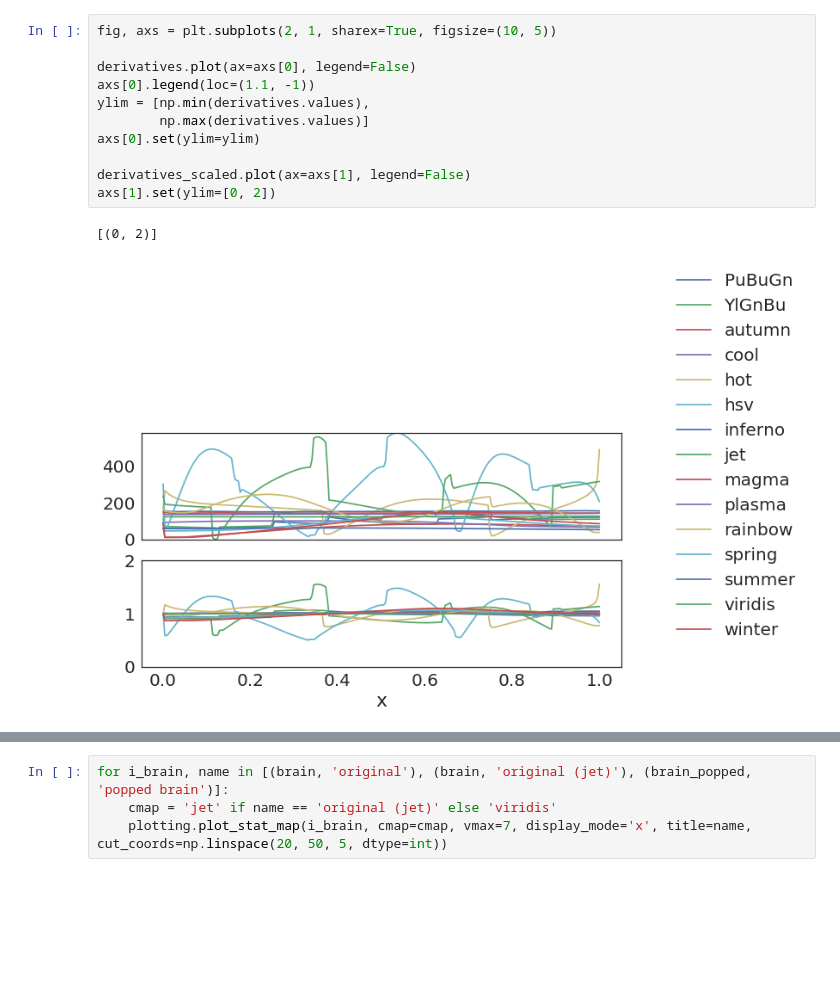
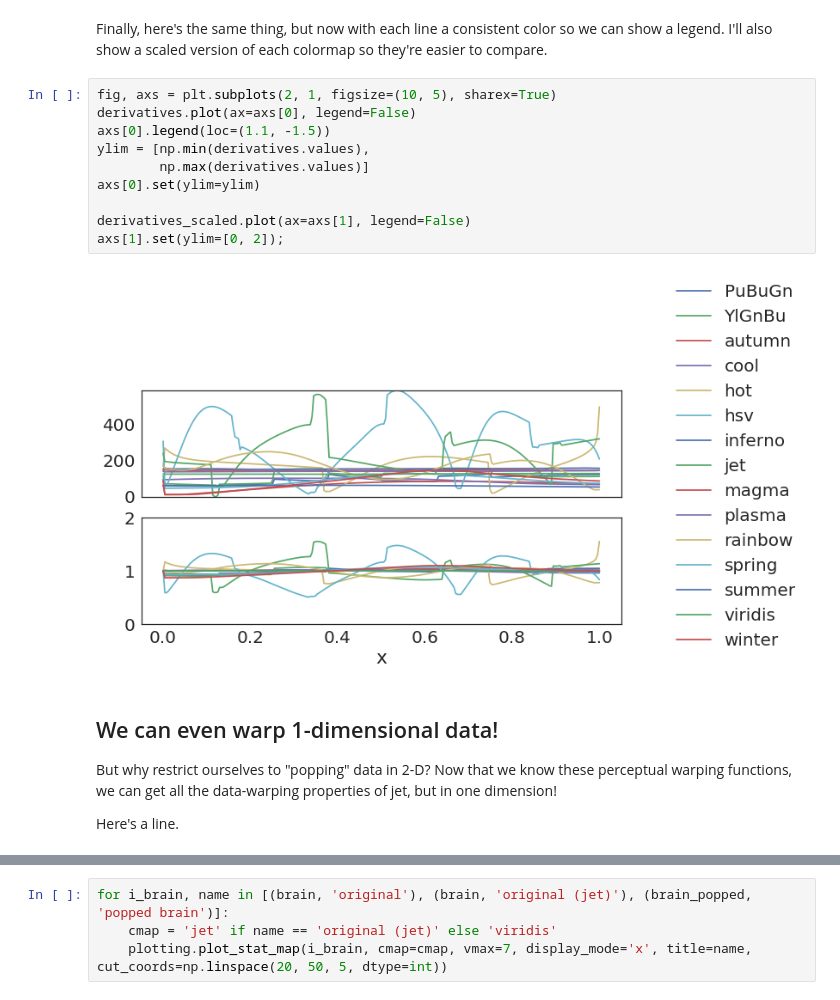
Before and after one commit to choldgraf/makeitpop, a Jupyter notebook: demo.ipynb, the cells around one changed output, grey strips where cells are left out. Saved outputs shown, nothing was run; the diff lists cells and outputs as text; blank space fills up the shorter version.

```diff
--- a/demo.ipynb
+++ b/demo.ipynb
@@ -12,14 +185,22 @@ derivatives, derivatives_scaled = update_derivatives(cmaps)
+# %% [markdown]
+Finally, here's the same thing, but now with each line a consistent color so we can show a
+legend. I'll also show a scaled version of each colormap so they're easier to compare.
 # %%
-fig, axs = plt.subplots(2, 1, sharex=True, figsize=(10, 5))
-
+fig, axs = plt.subplots(2, 1, figsize=(10, 5), sharex=True)
 derivatives.plot(ax=axs[0], legend=False)
-axs[0].legend(loc=(1.1, -1))
+axs[0].legend(loc=(1.1, -1.5))
 ylim = [np.min(derivatives.values),
         np.max(derivatives.values)]
 axs[0].set(ylim=ylim)
 
 derivatives_scaled.plot(ax=axs[1], legend=False)
-axs[1].set(ylim=[0, 2])
+axs[1].set(ylim=[0, 2]);
 # %% [output]
-[(0, 2)]
-[figure, old version]
+[figure, new version]
+# %% [markdown]
+## We can even warp 1-dimensional data!
+
+But why restrict ourselves to "popping" data in 2-D? Now that we know these perceptual
+warping functions, we can get all the data-warping properties of jet, but in one dimension!
+
+Here's a line.
```
Also changed, not shown: parts of 30 cells of this notebook.
